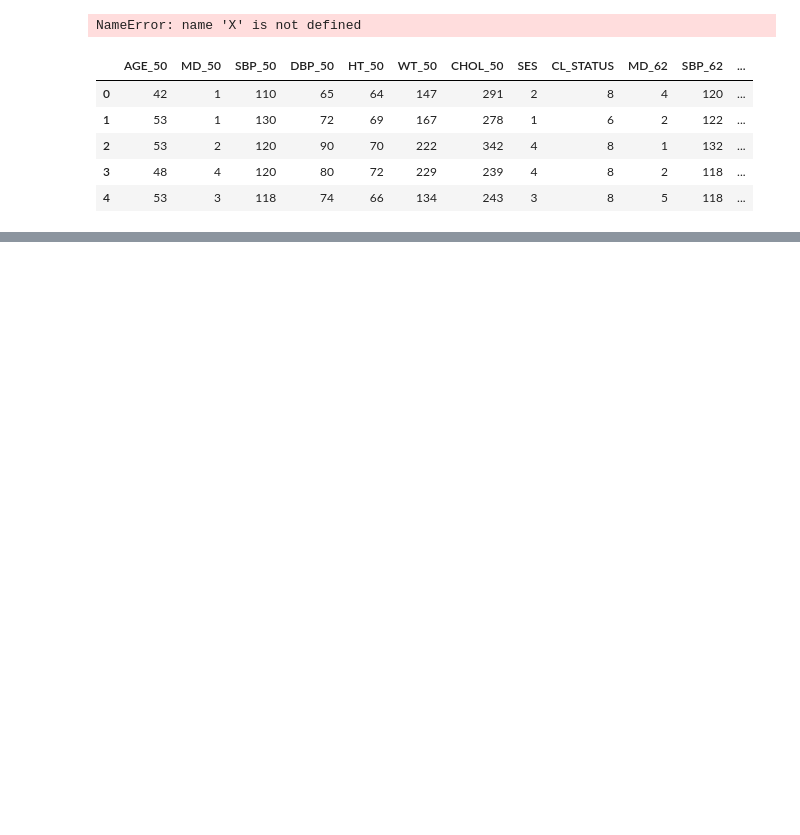
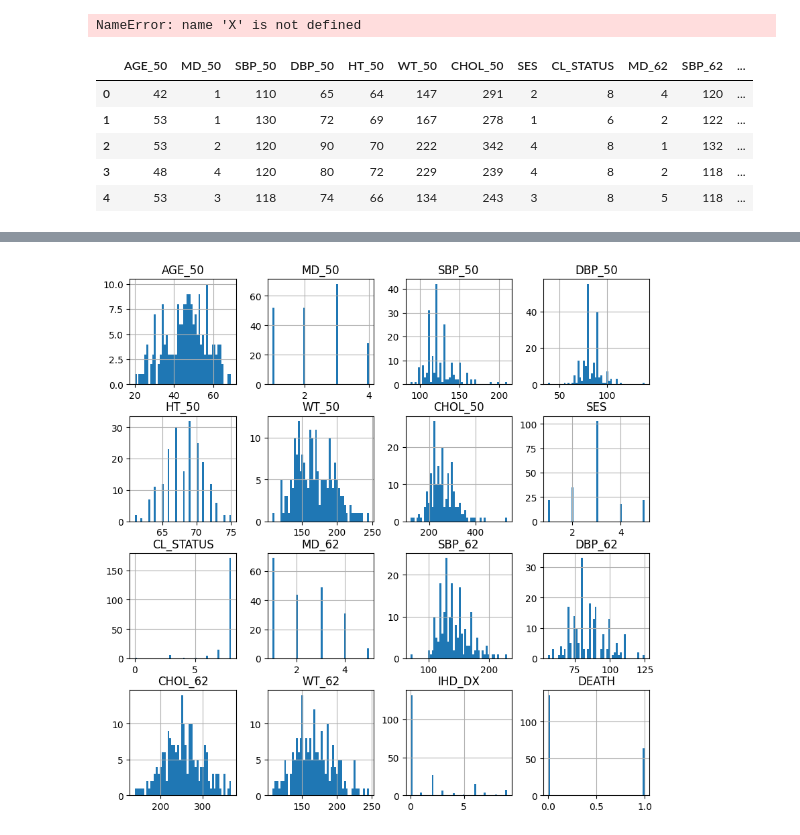
Before and after one commit to ibrahimediz/DeepLearningFundamentals, a Jupyter notebook: Egzersiz/Kubra/03_01_DLFunds.ipynb, the cells around one changed output, grey strips where cells are left out. Cells and saved outputs as stored; diff of their text form; code cells hidden in the pictures; blank space fills up the shorter version.

```diff
--- a/Egzersiz/Kubra/03_01_DLFunds.ipynb
+++ b/Egzersiz/Kubra/03_01_DLFunds.ipynb
@@ -30,3 +30,7 @@ df = pd.read_csv("/workspace/DeepLearningFundamentals/Datasets/heart.csv")
 | 2 | 53 | 2 | 120 | 90 | 70 | 222 | 342 | 4 | 8 | 1 | 132 | ... |
 | 3 | 48 | 4 | 120 | 80 | 72 | 229 | 239 | 4 | 8 | 2 | 118 | ... |
 | 4 | 53 | 3 | 118 | 74 | 66 | 134 | 243 | 3 | 8 | 5 | 118 | ... |
+# %%
+df.hist(figsize=(10,10), bins=50)
+df.describe()
+# %% [output]
@@ -32,0 +46 @@ df = pd.read_csv("/workspace/DeepLearningFundamentals/Datasets/heart.csv")
+[figure, added]
```
Also changed, not shown: parts of 6 cells of this notebook, 4 other files.
